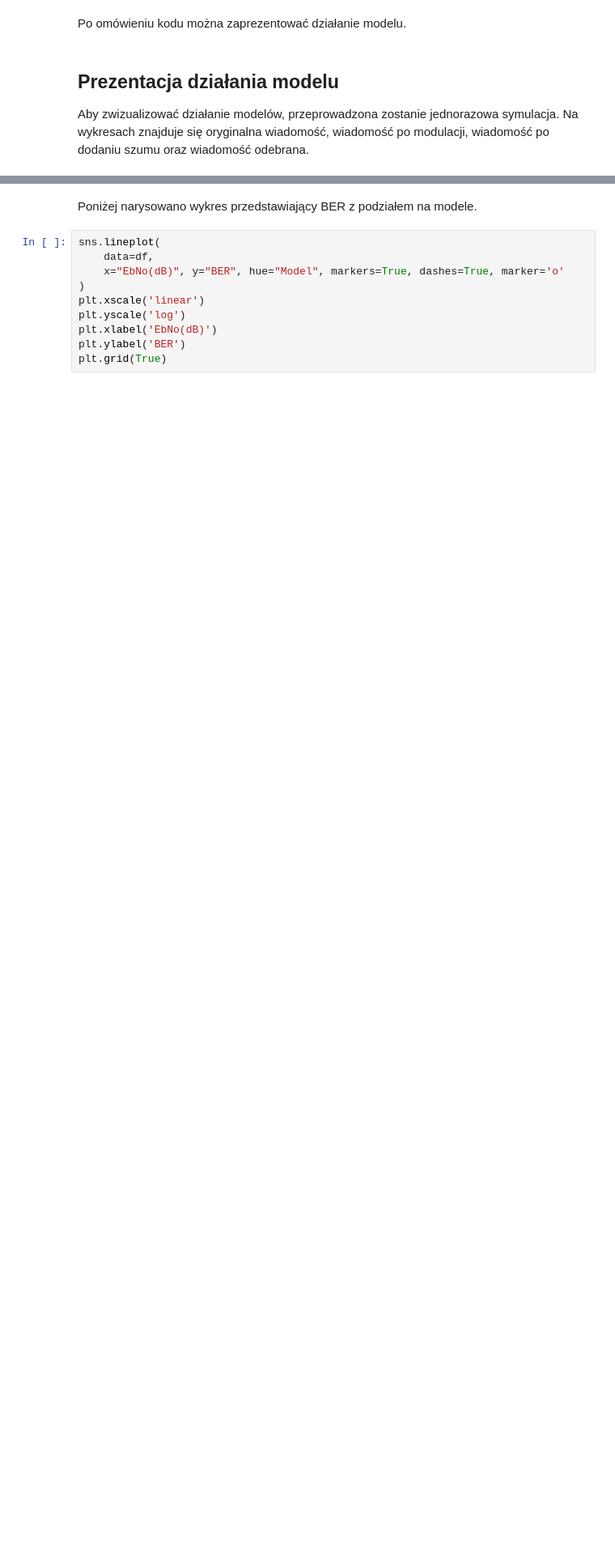
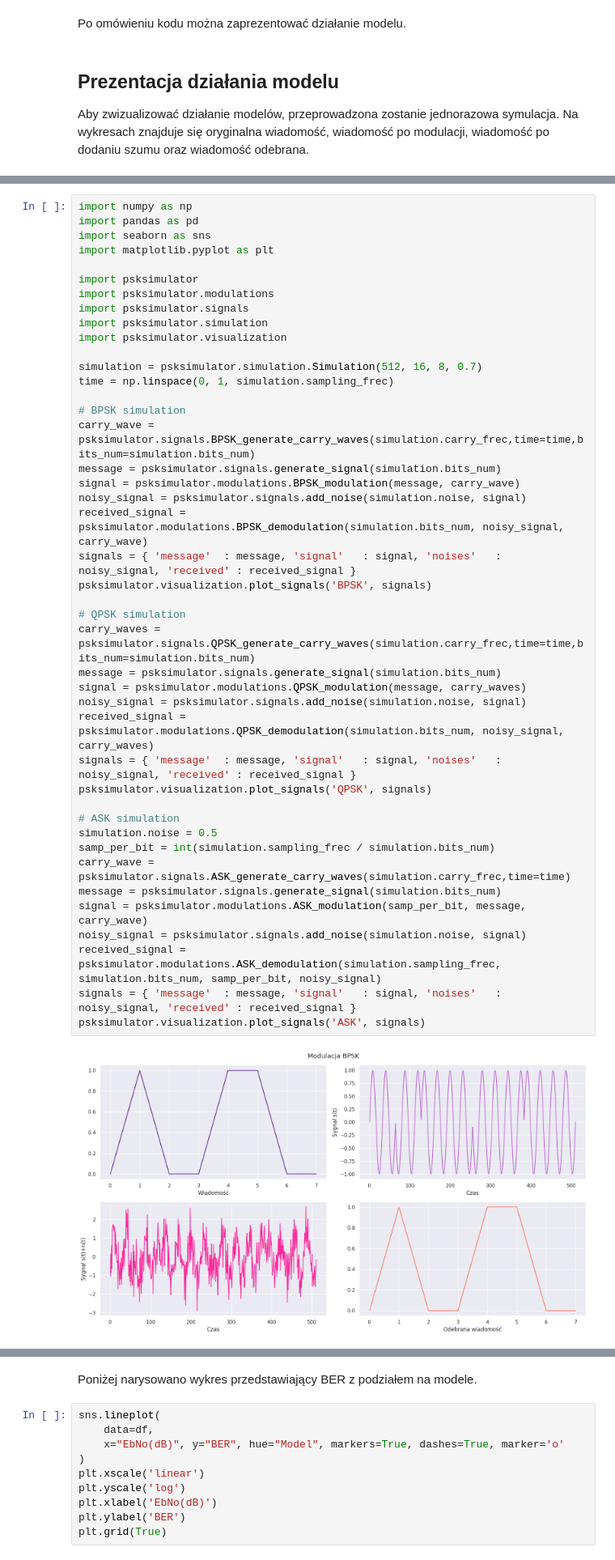
Before and after one commit to Barionetta/phase-shift-keying, a Jupyter notebook: report/notebook.ipynb, the cells around one changed output, grey strips where cells are left out. Shown at 81% size. Saved outputs shown, nothing was run; the diff lists cells and outputs as text; blank space fills up the shorter version.

```diff
--- a/report/notebook.ipynb
+++ b/report/notebook.ipynb
@@ -287,0 +271,45 @@ simulation.demo()
+# %%
+import numpy as np
+import pandas as pd
+import seaborn as sns
+import matplotlib.pyplot as plt
+
+import psksimulator
+import psksimulator.modulations
+import psksimulator.signals
+import psksimulator.simulation
+import psksimulator.visualization
+
+simulation = psksimulator.simulation.Simulation(512, 16, 8, 0.7)
+time = np.linspace(0, 1, simulation.sampling_frec)
+
+# BPSK simulation
+carry_wave = psksimulator.signals.BPSK_generate_carry_waves(simulation.carry_frec,time=time,bits_num=simulation.bits_num)
+message = psksimulator.signals.generate_signal(simulation.bits_num)
+signal = psksimulator.modulations.BPSK_modulation(message, carry_wave)
+noisy_signal = psksimulator.signals.add_noise(simulation.noise, signal)
+received_signal = psksimulator.modulations.BPSK_demodulation(simulation.bits_num, noisy_signal, carry_wave)
+signals = { 'message'  : message, 'signal'   : signal, 'noises'   : noisy_signal, 'received' : received_signal }
+psksimulator.visualization.plot_signals('BPSK', signals)
+
+# QPSK simulation
+carry_waves = psksimulator.signals.QPSK_generate_carry_waves(simulation.carry_frec,time=time,bits_num=simulation.bits_num)
+message = psksimulator.signals.generate_signal(simulation.bits_num)
+signal = psksimulator.modulations.QPSK_modulation(message, carry_waves)
+noisy_signal = psksimulator.signals.add_noise(simulation.noise, signal)
+received_signal = psksimulator.modulations.QPSK_demodulation(simulation.bits_num, noisy_signal, carry_waves)
+signals = { 'message'  : message, 'signal'   : signal, 'noises'   : noisy_signal, 'received' : received_signal }
+psksimulator.visualization.plot_signals('QPSK', signals)
+
+# ASK simulation
+simulation.noise = 0.5
+samp_per_bit = int(simulation.sampling_frec / simulation.bits_num)
+carry_wave = psksimulator.signals.ASK_generate_carry_waves(simulation.carry_frec,time=time)
+message = psksimulator.signals.generate_signal(simulation.bits_num)
+signal = psksimulator.modulations.ASK_modulation(samp_per_bit, message, carry_wave)
+noisy_signal = psksimulator.signals.add_noise(simulation.noise, signal)
+received_signal = psksimulator.modulations.ASK_demodulation(simulation.sampling_frec, simulation.bits_num, samp_per_bit, noisy_signal)
+signals = { 'message'  : message, 'signal'   : signal, 'noises'   : noisy_signal, 'received' : received_signal }
+psksimulator.visualization.plot_signals('ASK', signals)
+# %% [output]
+[figure, added]
```
Also changed, not shown: parts of 35 cells of this notebook, 12 other files.
